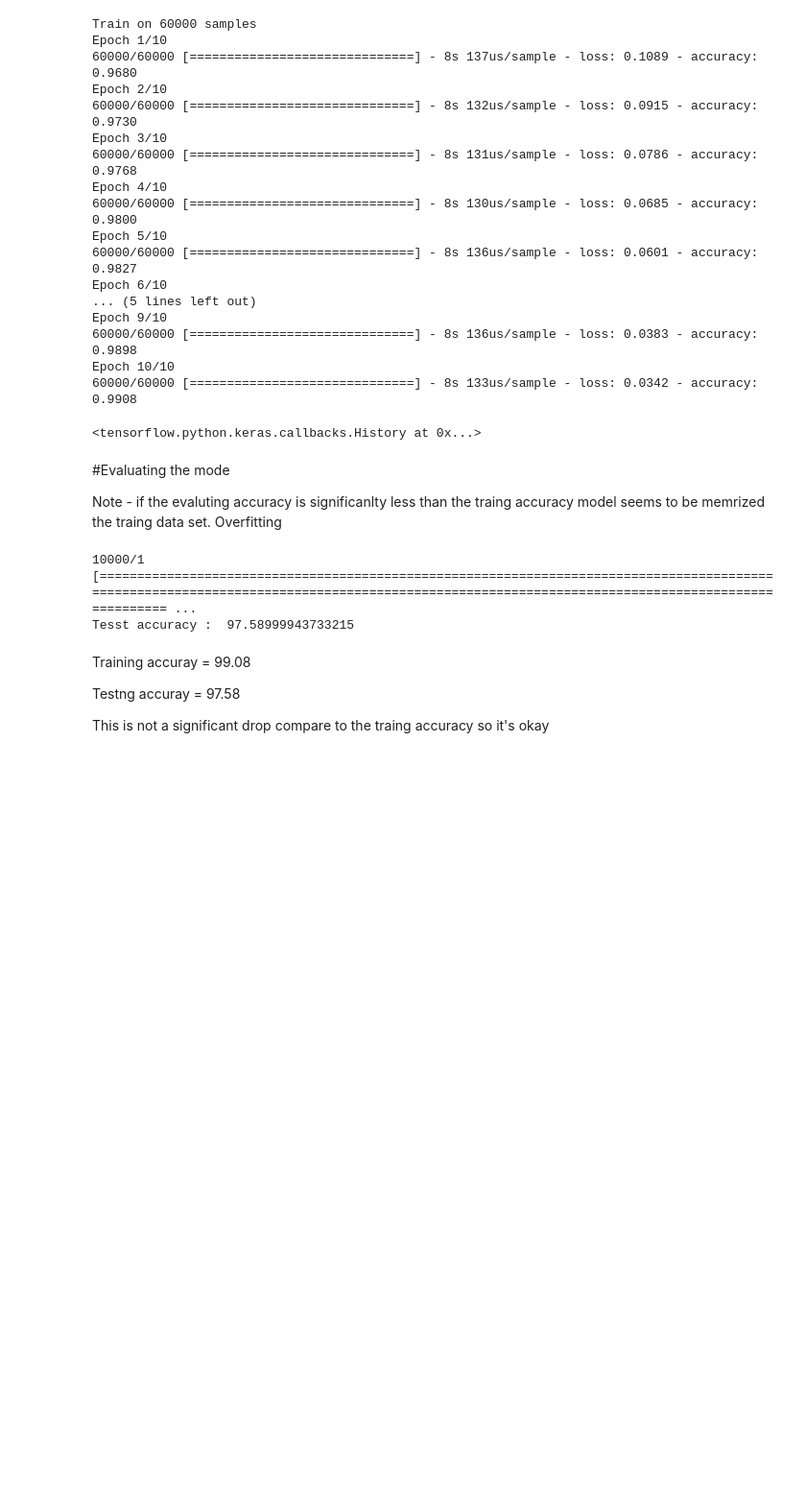
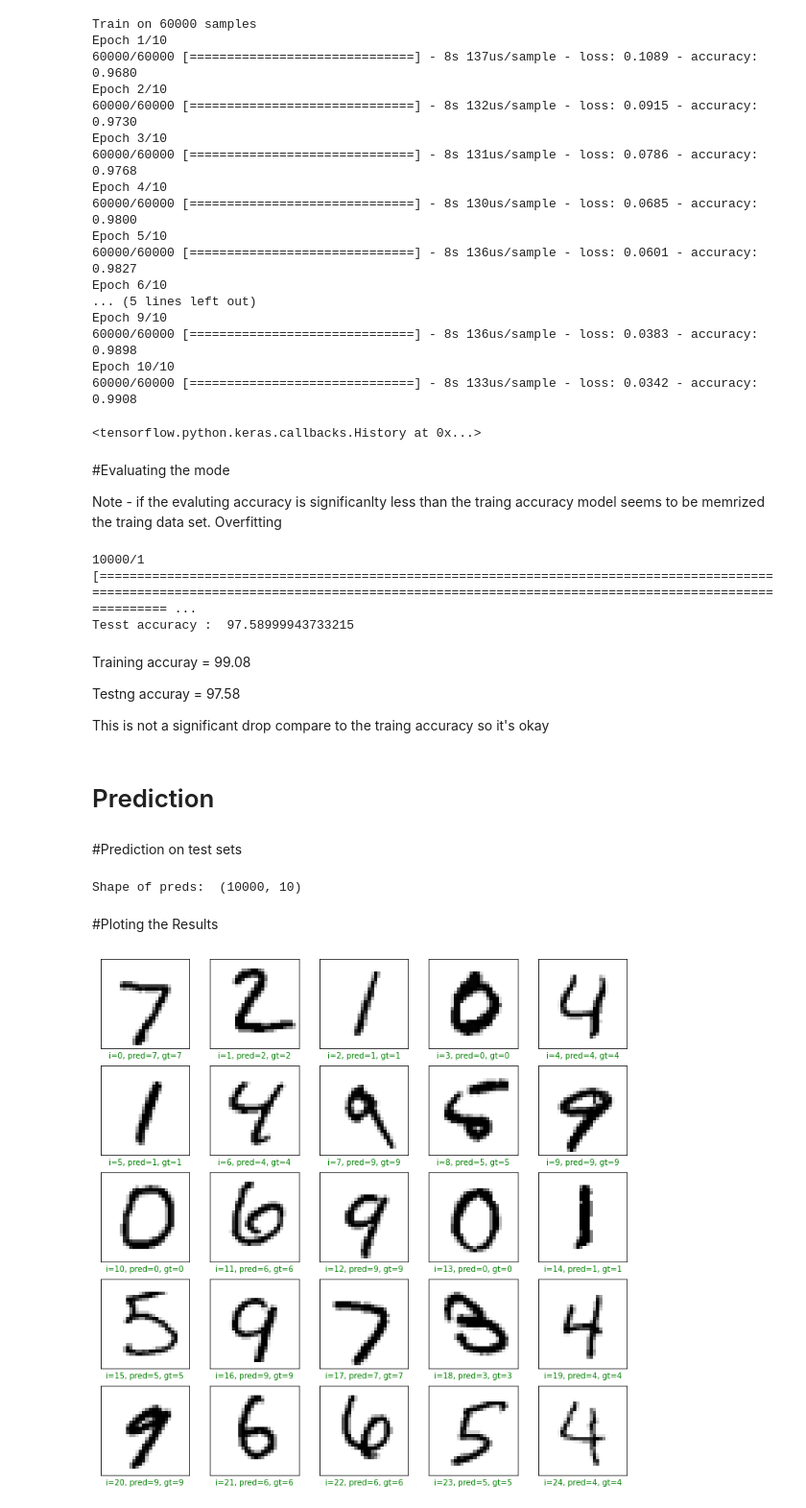
Before and after one commit to AmdPathirana/Image-Classification-with-TensorFlow, a Jupyter notebook: HandWrittenPrediction .ipynb, the cells around one changed output. Shown: that part at 96% size. Drawn from its saved outputs; the diff is of its cells as text; code cells hidden in the pictures; blank space fills up the shorter version.

```diff
--- a/HandWrittenPrediction .ipynb
+++ b/HandWrittenPrediction .ipynb
@@ -212,3 +212,37 @@ Training accuray = 99.08
 Testng accuray = 97.58
 
 This is not a significant drop compare to the traing accuracy so it's okay
+# %% [markdown]
+# Prediction
+# %% [markdown]
+#Prediction on test sets
+# %%
+preds = model.predict(x_test_norm)
+print("Shape of preds: ", preds.shape)
+# %% [output]
+Shape of preds:  (10000, 10)
+# %% [markdown]
+#Ploting the Results
+# %%
+plt.figure(figsize=(12, 12))
+
+start_index =0
+for i in range(25):
+    plt.subplot(5,5,i+1)
+    plt.grid(False)
+    plt.xticks([])
+    plt.yticks([])
+
+    pred = np.argmax(preds[start_index+i])
+
+#     gt ground thruth
+    gt = y_test[start_index+i]
+
+    col = 'g'
+    if pred !=gt:
+        col = "r"
+    plt.xlabel('i={}, pred={}, gt={}'.format(start_index+i, pred,gt), color=col)
+    plt.imshow(x_test[start_index+i], cmap="binary")
+plt.show()
+# %% [output]
+[figure, added]
```
